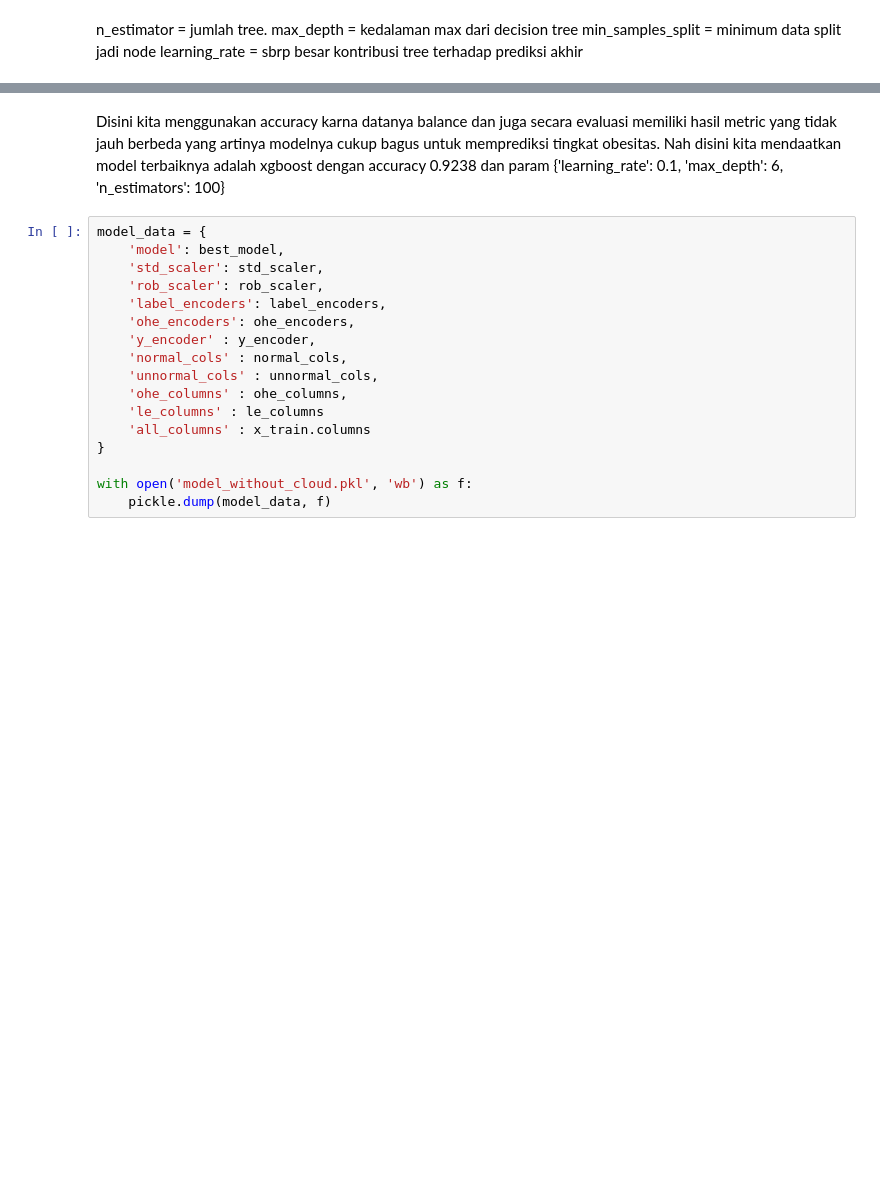
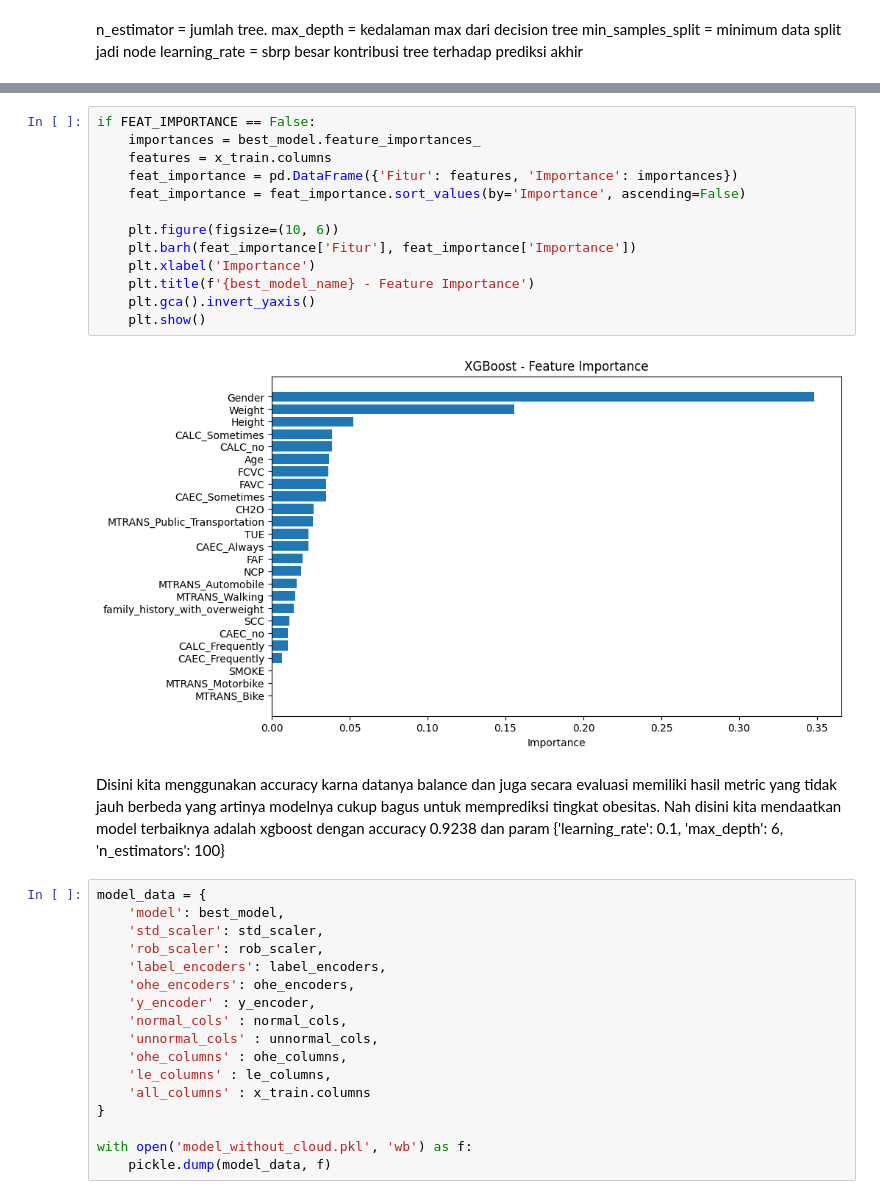
Before and after one commit to StevenLie14/ObecityChecker, a Jupyter notebook: main.ipynb, the cells around one changed output, grey strips where cells are left out. Drawn from its saved outputs; the diff is of its cells as text; blank space fills up the shorter version.

```diff
--- a/main.ipynb
+++ b/main.ipynb
@@ -431,3 +501,18 @@ Best Model Overall: XGBoost with an recall of 0.9238 and param {'learning_rate':
+# %%
+if FEAT_IMPORTANCE == False:
+    importances = best_model.feature_importances_
+    features = x_train.columns
+    feat_importance = pd.DataFrame({'Fitur': features, 'Importance': importances})
+    feat_importance = feat_importance.sort_values(by='Importance', ascending=False)
+
+    plt.figure(figsize=(10, 6))
+    plt.barh(feat_importance['Fitur'], feat_importance['Importance'])
+    plt.xlabel('Importance')
+    plt.title(f'{best_model_name} - Feature Importance')
+    plt.gca().invert_yaxis()
+    plt.show()
+# %% [output]
+[figure, added]
 # %% [markdown]
 Disini kita menggunakan accuracy karna datanya balance dan juga secara evaluasi memiliki hasil metric yang tidak jauh berbeda yang artinya modelnya cukup bagus untuk memprediksi tingkat obesitas. Nah disini kita mendaatkan model terbaiknya adalah xgboost dengan accuracy 0.9238 dan param {'learning_rate': 0.1, 'max_depth': 6, 'n_estimators': 100}
 # %%
@@ -441,7 +526,7 @@ model_data = {
     'normal_cols' : normal_cols,
     'unnormal_cols' : unnormal_cols,
     'ohe_columns' : ohe_columns,
-    'le_columns' : le_columns
+    'le_columns' : le_columns,
     'all_columns' : x_train.columns
 }
 
```
Also changed, not shown: parts of 12 cells of this notebook, 6 other files.
